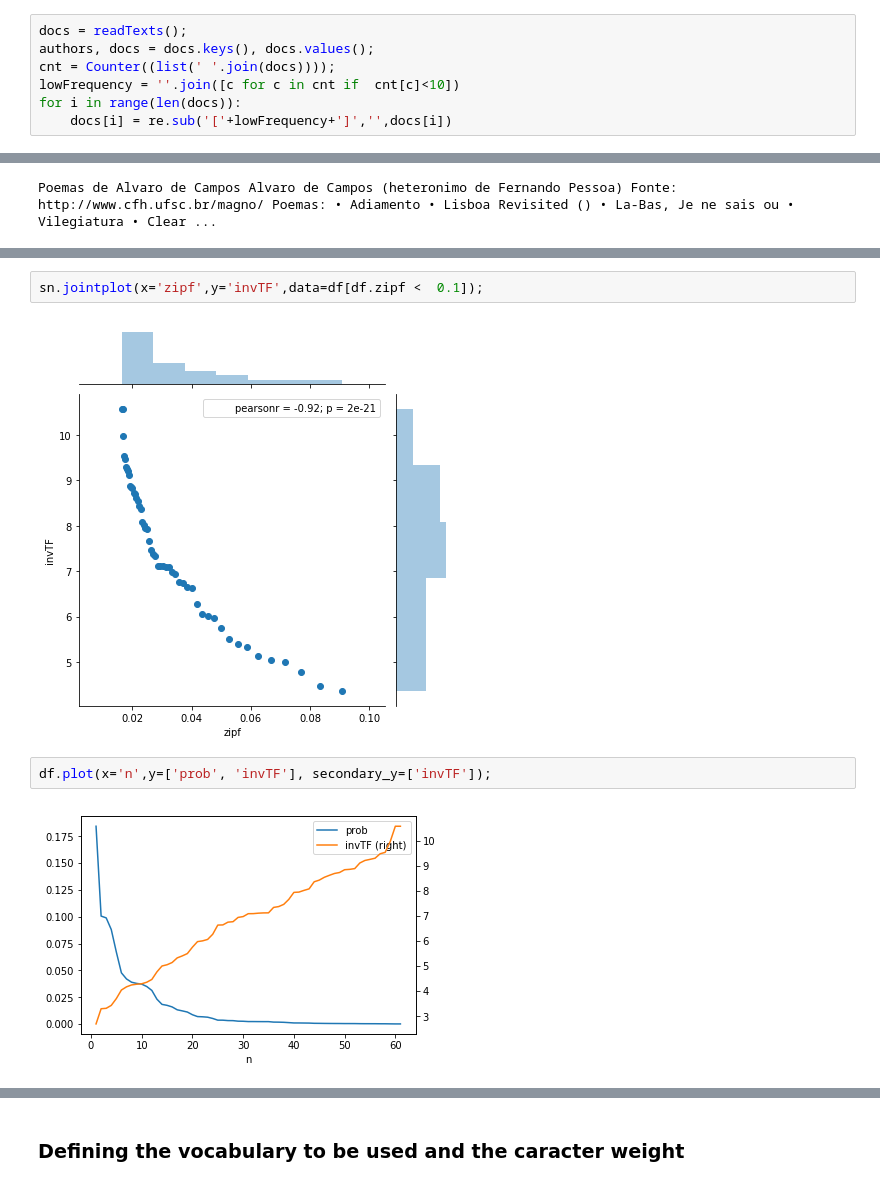
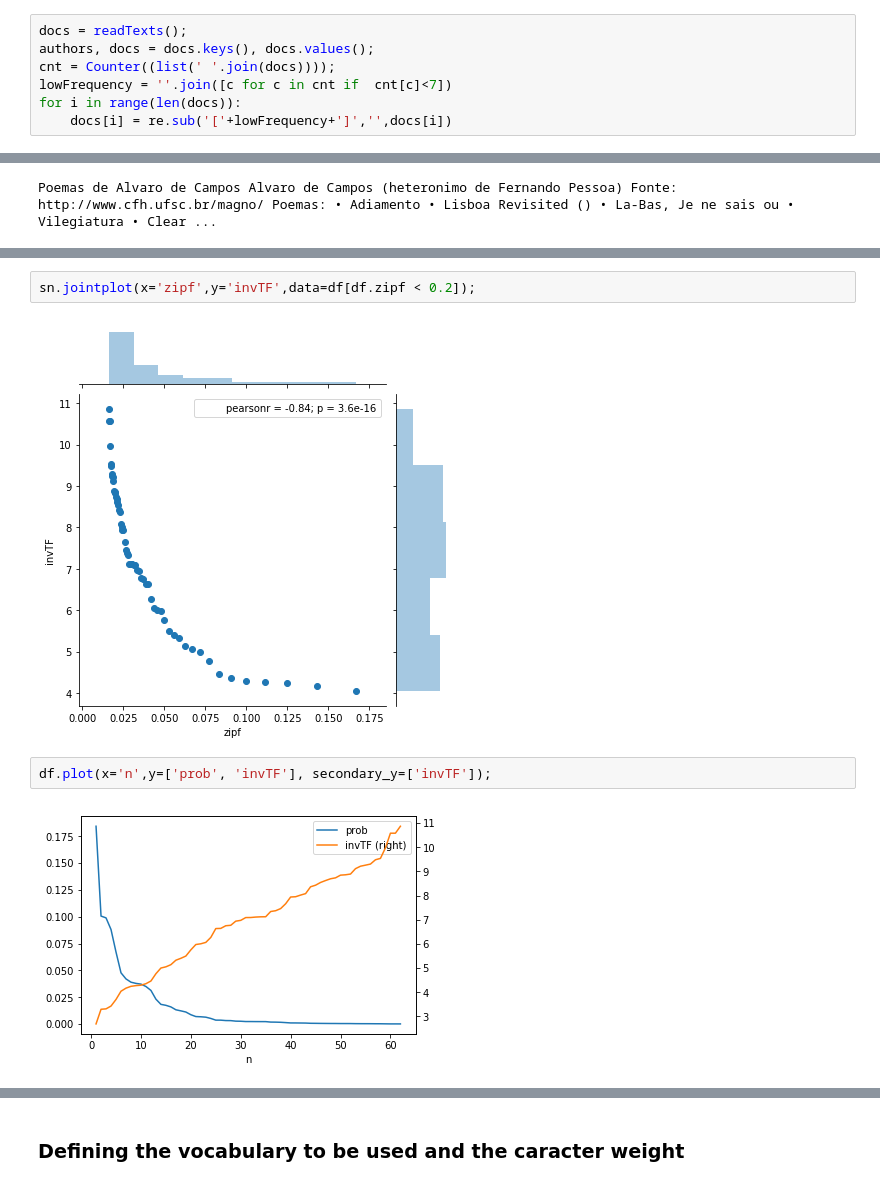
Before and after one commit to jeleandro/dataScienceNotebook, a Jupyter notebook: char embedding and similarity visualization.ipynb, the cells around one changed output, grey strips where cells are left out. Drawn from its saved outputs; the diff is of its cells as text.

```diff
--- a/char embedding and similarity visualization.ipynb
+++ b/char embedding and similarity visualization.ipynb
@@ -82,6 +82,6 @@ Foi removido caracteres que tiverem menos que 10 ocorrências.
 docs = readTexts();
 authors, docs = docs.keys(), docs.values();
 cnt = Counter((list(' '.join(docs))));
-lowFrequency = ''.join([c for c in cnt if  cnt[c]<10])
+lowFrequency = ''.join([c for c in cnt if  cnt[c]<7])
 for i in range(len(docs)):
     docs[i] = re.sub('['+lowFrequency+']','',docs[i])
@@ -137,8 +131,8 @@ AttributeError: 'module' object has no attribute 'plt'
 # %%
-sn.jointplot(x='zipf',y='invTF',data=df[df.zipf <  0.1]);
+sn.jointplot(x='zipf',y='invTF',data=df[df.zipf < 0.2]);
 # %% [output]
-[figure, old version]
+[figure, new version]
 # %%
 df.plot(x='n',y=['prob', 'invTF'], secondary_y=['invTF']);
 # %% [output]
-[figure, old version]
+[figure, new version]
```
Also changed, not shown: parts of 30 cells of this notebook.
